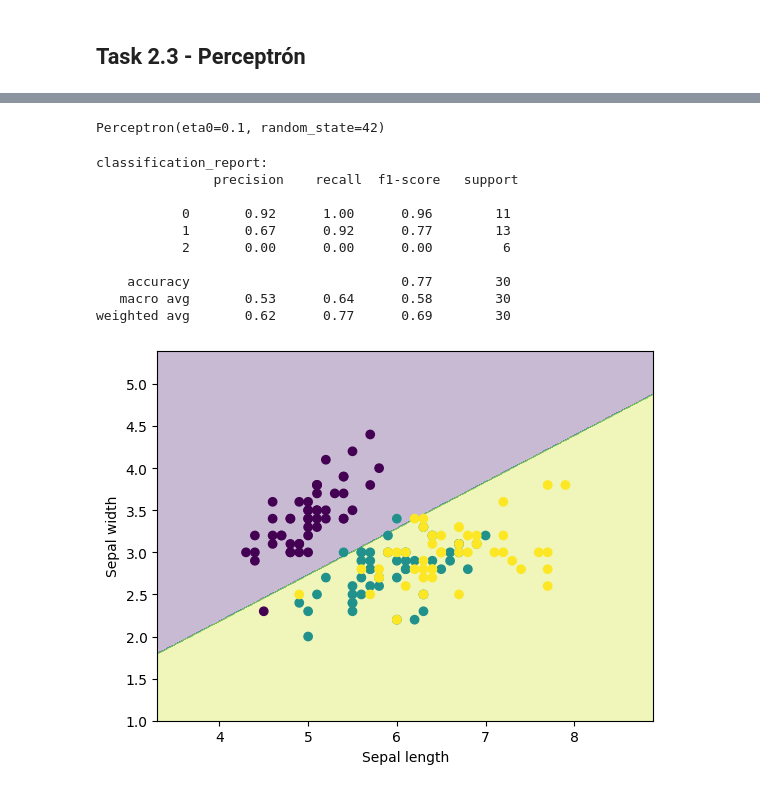
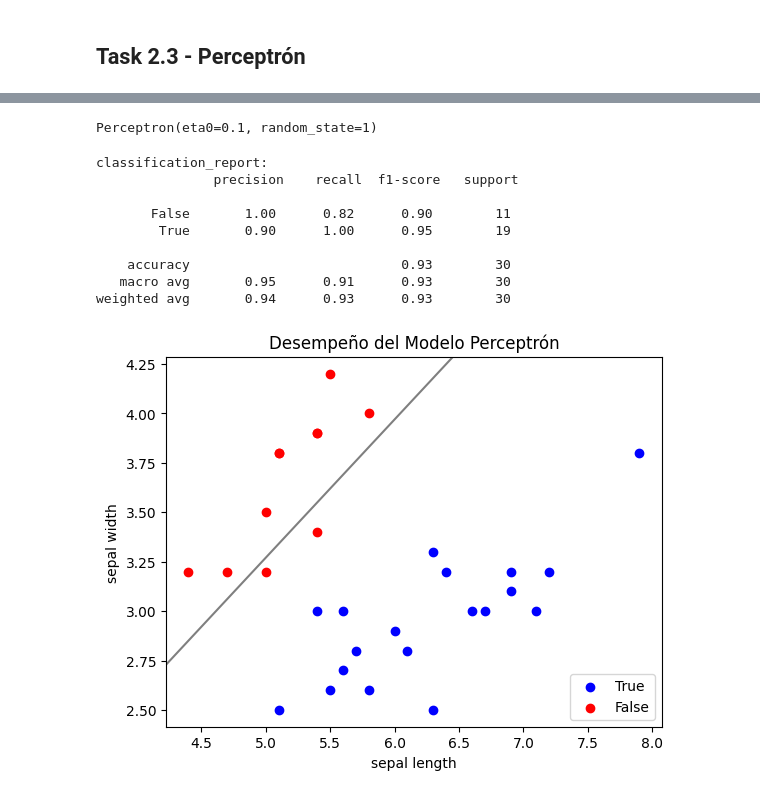
Before and after one commit to angelcast2002/Lab03-IA, a Jupyter notebook: lab03.ipynb, the cells around one changed output, grey strips where cells are left out. Cells and saved outputs as stored; diff of their text form; code cells hidden in the pictures.

```diff
--- a/lab03.ipynb
+++ b/lab03.ipynb
@@ -388,5 +531,7 @@ from sklearn.linear_model import Perceptron
 iris = load_iris()
 
 X = iris.data[:, :2]  # (sepal length y sepal width)
-y = (iris.target)  # 1 si es setosa, 0 si no
+# exluir la clase 0
+y = iris.target != 0
+
 print(y)
@@ -393,10 +552,10 @@ print(y)
 # %%
 X_train, X_test, y_train, y_test = train_test_split(X, y, test_size=0.2, random_state=1)
 # %%
-clf = Perceptron(eta0=0.1, random_state=42)
+clf = Perceptron(eta0=0.1, random_state=1)
 clf.fit(X_train, y_train)
 # %% [output]
-Perceptron(eta0=0.1, random_state=42)
+Perceptron(eta0=0.1, random_state=1)
 # %%
 y_pred = clf.predict(X_test)
 # %%
@@ -406,28 +565,41 @@ print("classification_report: \n", classification_report(y_test, y_pred))
 classification_report:
                precision    recall  f1-score   support
 
-           0       0.92      1.00      0.96        11
-           1       0.67      0.92      0.77        13
-           2       0.00      0.00      0.00         6
+       False       1.00      0.82      0.90        11
+        True       0.90      1.00      0.95        19
 
-    accuracy                           0.77        30
-   macro avg       0.53      0.64      0.58        30
-weighted avg       0.62      0.77      0.69        30
+    accuracy                           0.93        30
+   macro avg       0.95      0.91      0.93        30
+weighted avg       0.94      0.93      0.93        30
-# %%
-# Graficar la frontera de decisión
-x_min, x_max = X[:, 0].min() - 1, X[:, 0].max() + 1
-y_min, y_max = X[:, 1].min() - 1, X[:, 1].max() + 1
-xx, yy = np.meshgrid(np.arange(x_min, x_max, 0.01), np.arange(y_min, y_max, 0.01))
-Z = clf.predict(np.c_[xx.ravel(), yy.ravel()]).reshape(xx.shape)
-
-
-
-ax.add_artist(legend1)
-
-plt.contourf(xx, yy, Z, alpha=0.3)
-plt.scatter(X[:, 0], X[:, 1], c=y)
-plt.xlabel('Sepal length')
-plt.ylabel('Sepal width')
-plt.show()
-# %% [output]
-[figure, removed]
+# %%
+# Scatter plot
+
+plt.scatter(X_test[y_test == 1][:, 0], X_test[y_test == 1][:, 1], c='blue', label='True')
+plt.scatter(X_test[y_test == 0][:, 0], X_test[y_test == 0][:, 1], c='red', label='False')
+
+# Añadir etiquetas y leyenda
+plt.xlabel('sepal length')
+plt.ylabel('sepal width')
+plt.title('Desempeño del Modelo Perceptrón')
+
+# Crear la línea de límite (boundary)
+ax = plt.gca()
+xlim = ax.get_xlim()
+ylim = ax.get_ylim()
+
+# Crear puntos para trazar la línea de límite
+xx, yy = np.meshgrid(np.linspace(xlim[0], xlim[1], 50),
+                     np.linspace(ylim[0], ylim[1], 50))
+
+# Obtener decision_function para cada punto en la malla1
+Z = clf.decision_function(np.c_[xx.ravel(), yy.ravel()])
+Z = Z.reshape(xx.shape)
+
+# Trazar la línea de límite
+plt.contour(xx, yy, Z, colors='k', levels=[0], alpha=0.5, linestyles=['-'])
+
+# Mostrar la gráfica
+plt.legend(loc='lower right')
+plt.show()
+# %% [output]
+[figure, added]
```
Also changed, not shown: parts of 27 cells of this notebook.
